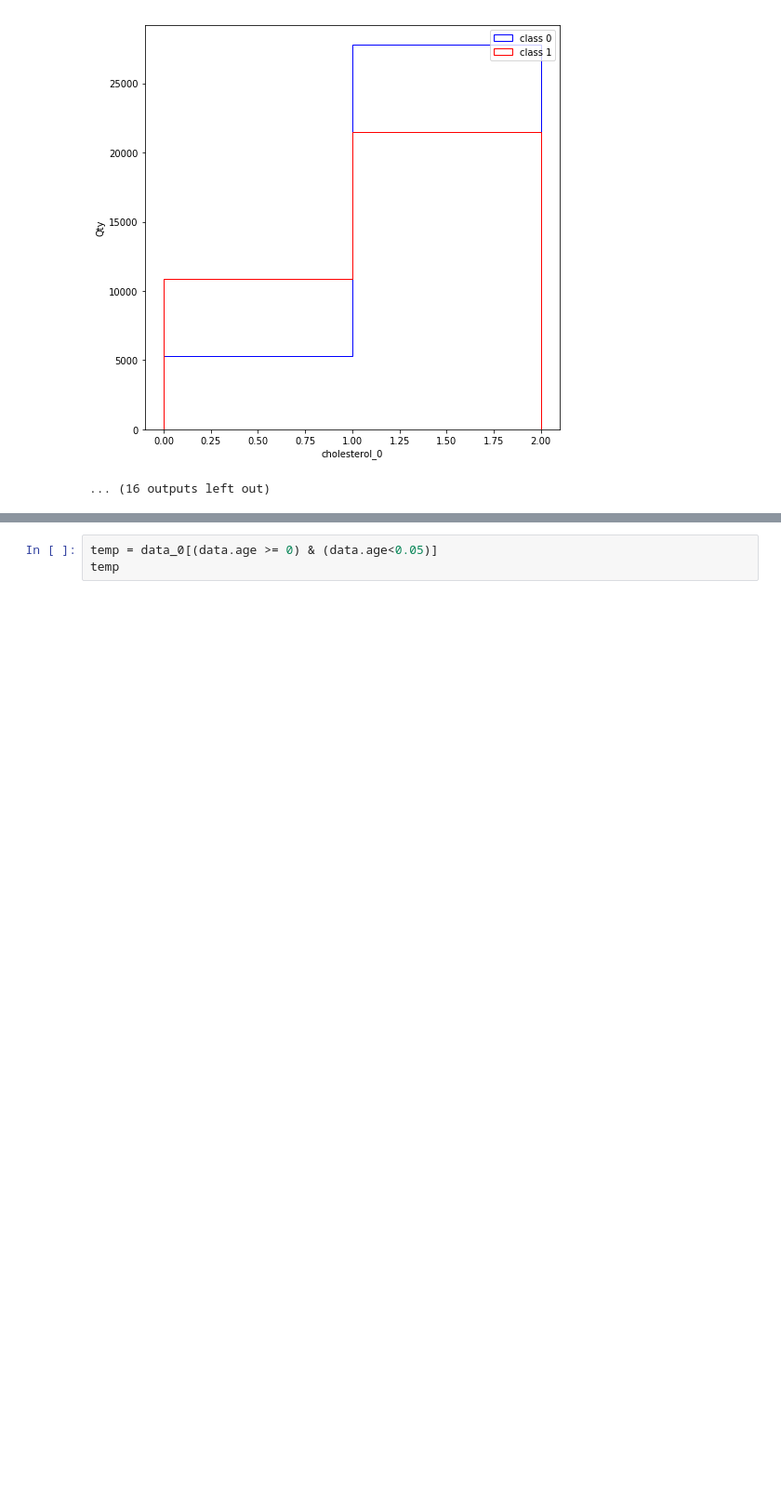
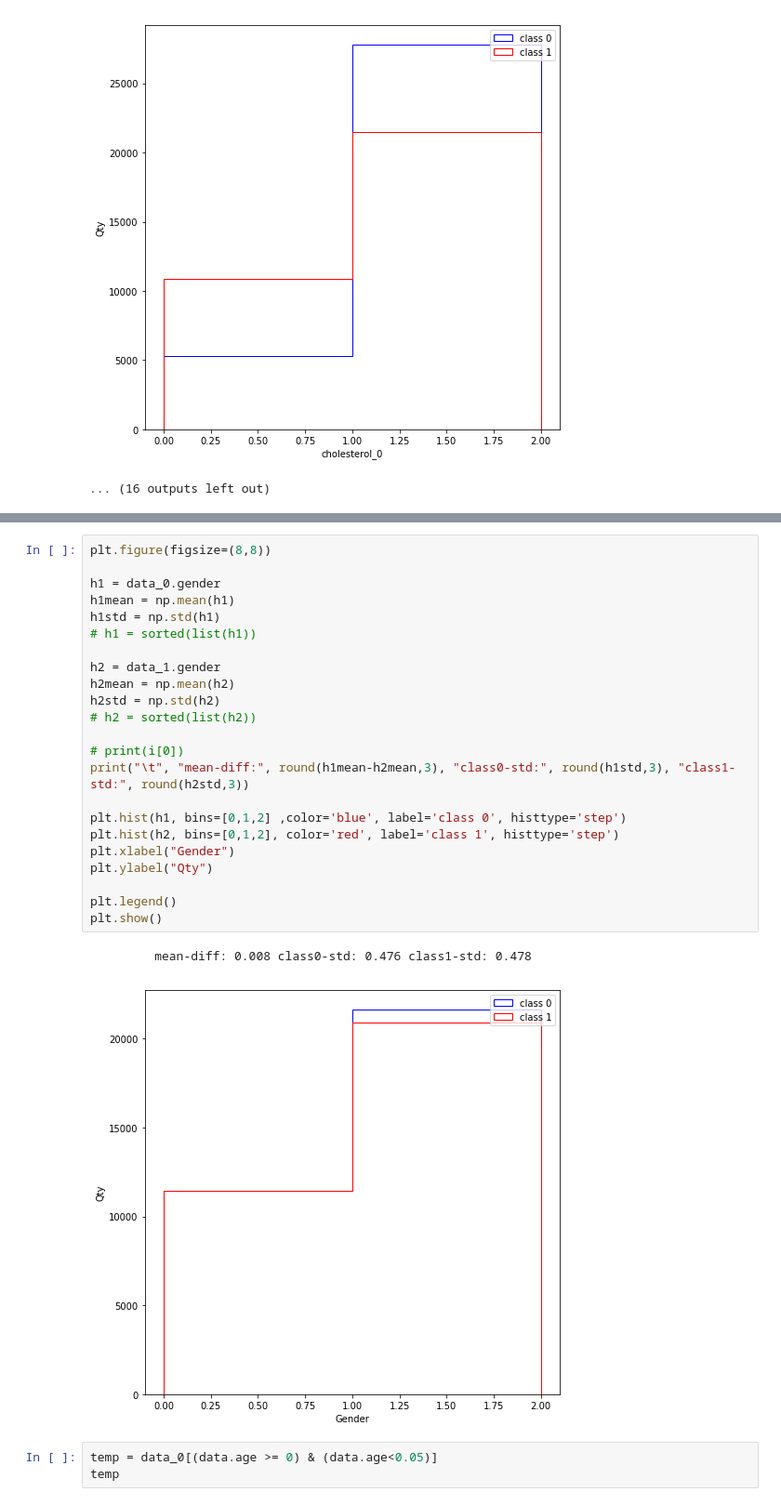
Before and after one commit to WangSheng96/CVD, a Jupyter notebook: Data Analysis.ipynb, the cells around one changed output, grey strips where cells are left out. Shown at 93% size. Saved outputs shown, nothing was run; the diff lists cells and outputs as text; blank space fills up the shorter version.

```diff
--- a/Data Analysis.ipynb
+++ b/Data Analysis.ipynb
@@ -124,3 +181,29 @@ cholesterol_0
+# %%
+plt.figure(figsize=(8,8))
+
+h1 = data_0.gender
+h1mean = np.mean(h1)
+h1std = np.std(h1)
+# h1 = sorted(list(h1))
+
+h2 = data_1.gender
+h2mean = np.mean(h2)
+h2std = np.std(h2)
+# h2 = sorted(list(h2))
+
+# print(i[0])
+print("\t", "mean-diff:", round(h1mean-h2mean,3), "class0-std:", round(h1std,3), "class1-std:", round(h2std,3))
+
+plt.hist(h1, bins=[0,1,2] ,color='blue', label='class 0', histtype='step')
+plt.hist(h2, bins=[0,1,2], color='red', label='class 1', histtype='step')
+plt.xlabel("Gender")
+plt.ylabel("Qty")
+
+plt.legend()
+plt.show()
+# %% [output]
+         mean-diff: 0.008 class0-std: 0.476 class1-std: 0.478
+[figure, added]
 # %%
 temp = data_0[(data.age >= 0) & (data.age<0.05)]
 temp
```
Also changed, not shown: parts of 19 cells of this notebook.
